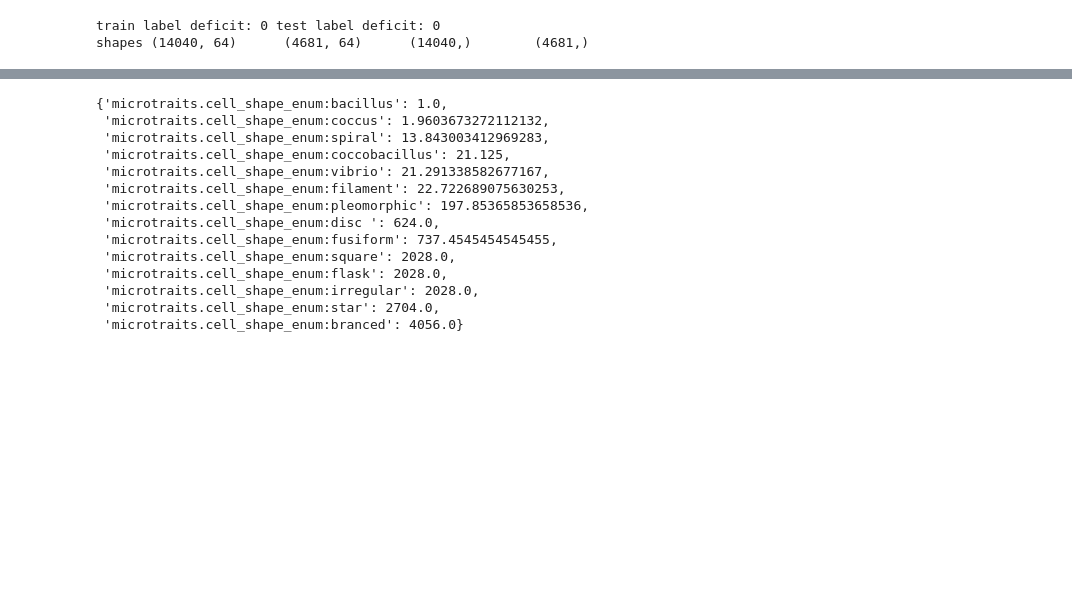
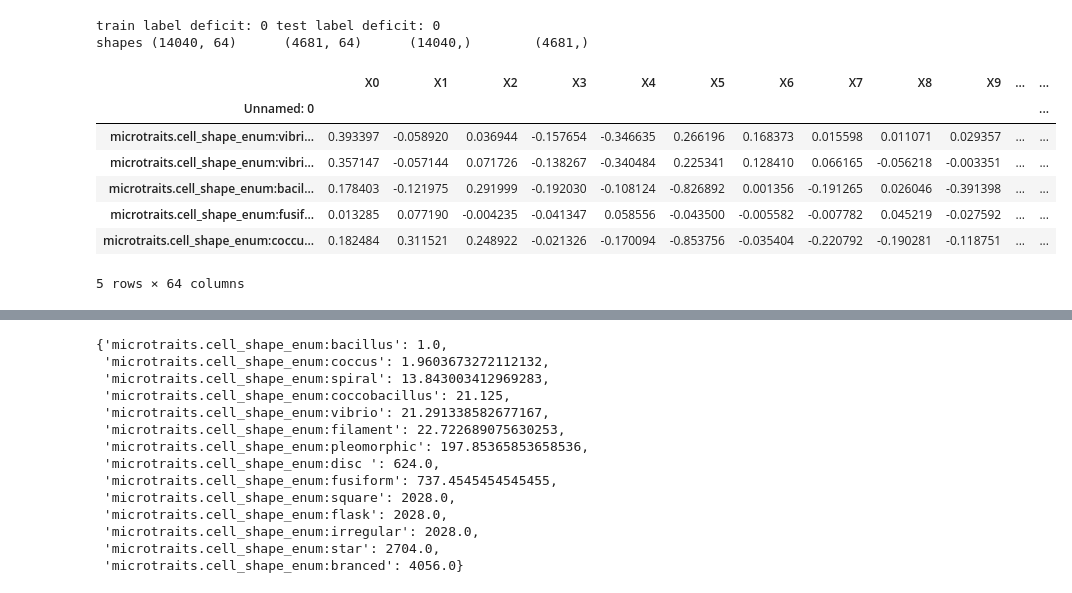
Before and after one commit to realmarcin/kg-microbe, a Jupyter notebook: notebooks/catboost-shape-from-embeddings.ipynb, the cells around one changed output, grey strips where cells are left out. Drawn from its saved outputs; the diff is of its cells as text; code cells hidden in the pictures; blank space fills up the shorter version.

```diff
--- a/notebooks/catboost-shape-from-embeddings.ipynb
+++ b/notebooks/catboost-shape-from-embeddings.ipynb
@@ -232,3 +267,14 @@ pickle.dump(input_data_dump,open("input_data_dump", "wb" ) )
 # %% [output]
 train label deficit: 0 test label deficit: 0
 shapes (14040, 64)      (4681, 64)      (14040,)        (4681,)
+# %%
+X_test.head()
+# %% [output]
+|  | X0 | X1 | X2 | X3 | X4 | X5 | X6 | X7 | X8 | X9 | ... | ... |
+| Unnamed: 0 |  |  |  |  |  |  |  |  |  |  |  | ... |
+| microtraits.cell_shape_enum:vibri... | 0.393397 | -0.058920 | 0.036944 | -0.157654 | -0.346635 | 0.266196 | 0.168373 | 0.015598 | 0.011071 | 0.029357 | ... | ... |
+| microtraits.cell_shape_enum:vibri... | 0.357147 | -0.057144 | 0.071726 | -0.138267 | -0.340484 | 0.225341 | 0.128410 | 0.066165 | -0.056218 | -0.003351 | ... | ... |
+| microtraits.cell_shape_enum:bacil... | 0.178403 | -0.121975 | 0.291999 | -0.192030 | -0.108124 | -0.826892 | 0.001356 | -0.191265 | 0.026046 | -0.391398 | ... | ... |
+| microtraits.cell_shape_enum:fusif... | 0.013285 | 0.077190 | -0.004235 | -0.041347 | 0.058556 | -0.043500 | -0.005582 | -0.007782 | 0.045219 | -0.027592 | ... | ... |
+| microtraits.cell_shape_enum:coccu... | 0.182484 | 0.311521 | 0.248922 | -0.021326 | -0.170094 | -0.853756 | -0.035404 | -0.220792 | -0.190281 | -0.118751 | ... | ... |
+5 rows × 64 columns
```
Also changed, not shown: parts of 11 cells of this notebook.
